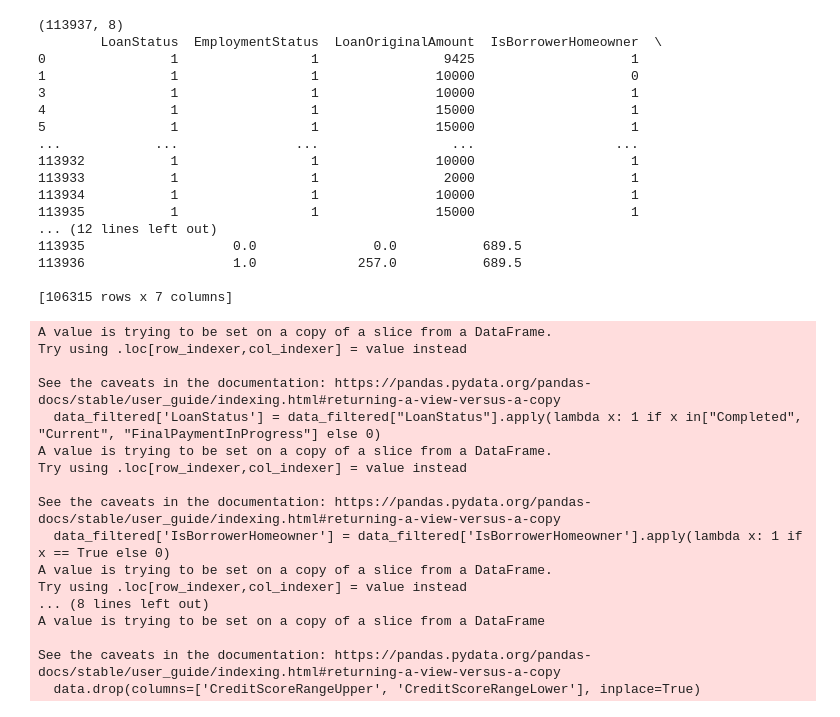
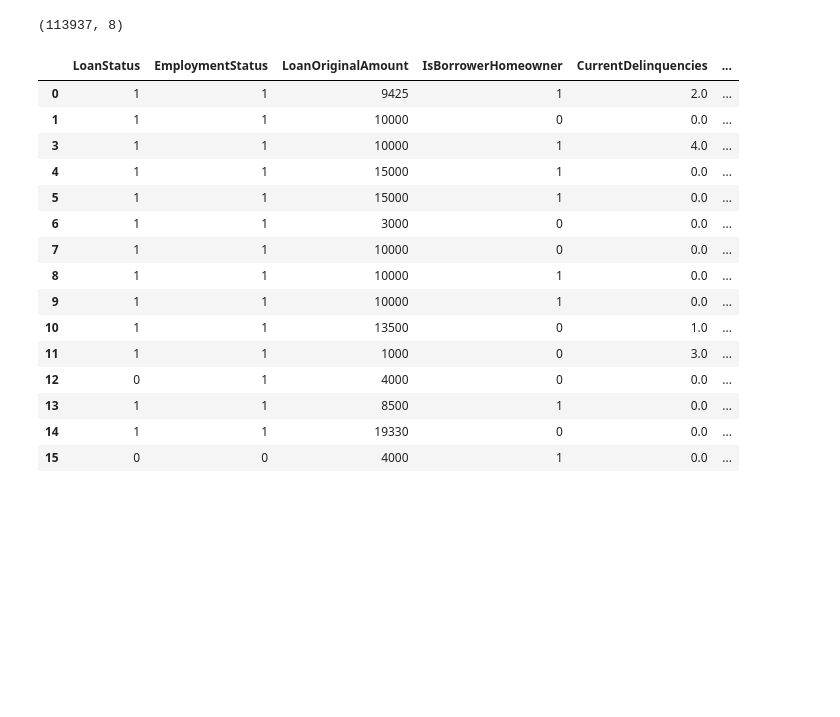
Before and after one commit to PopKobs/P2P_credit_scoring, a Jupyter notebook: Forest.ipynb, the cells around one changed output. Saved outputs shown, nothing was run; the diff lists cells and outputs as text; code cells hidden in the pictures; blank space fills up the shorter version.

```diff
--- a/Forest.ipynb
+++ b/Forest.ipynb
@@ -16,9 +19,6 @@ data_unclean = pd.read_csv('prosperLoanData.csv')
 data_filtered = data_unclean[columns]
 print(data_filtered.shape)
 
-# for col in data_filtered:
-#     print(col)
-#     print(data_filtered[col].unique())
 
 #Converting Loan Status into a binary classification
 data_filtered['LoanStatus'] = data_filtered["LoanStatus"].apply(lambda x: 1 if x in["Completed", "Current", "FinalPaymentInProgress"] else 0)
@@ -33,41 +33,25 @@ data = data_filtered.dropna()
 
 data['CreditScoreAvg'] = (data['CreditScoreRangeLower'] + data['CreditScoreRangeUpper'])/2
 data.drop(columns=['CreditScoreRangeUpper', 'CreditScoreRangeLower'], inplace=True)
-
-print(data)
 # %% [output]
 (113937, 8)
-        LoanStatus  EmploymentStatus  LoanOriginalAmount  IsBorrowerHomeowner  \
-0                1                 1                9425                    1
-1                1                 1               10000                    0
-3                1                 1               10000                    1
-4                1                 1               15000                    1
-5                1                 1               15000                    1
-...            ...               ...                 ...                  ...
-113932           1                 1               10000                    1
-113933           1                 1                2000                    1
-113934           1                 1               10000                    1
-113935           1                 1               15000                    1
-... (12 lines left out)
-113935                   0.0               0.0           689.5
-113936                   1.0             257.0           689.5
-
-[106315 rows x 7 columns]
-A value is trying to be set on a copy of a slice from a DataFrame.
-Try using .loc[row_indexer,col_indexer] = value instead
-
-See the caveats in the documentation: https://pandas.pydata.org/pandas-docs/stable/user_guide/indexing.html#returning-a-view-versus-a-copy
-  data_filtered['LoanStatus'] = data_filtered["LoanStatus"].apply(lambda x: 1 if x in["Completed", "Current", "FinalPaymentInProgress"] else 0)
-A value is trying to be set on a copy of a slice from a DataFrame.
-Try using .loc[row_indexer,col_indexer] = value instead
-
-See the caveats in the documentation: https://pandas.pydata.org/pandas-docs/stable/user_guide/indexing.html#returning-a-view-versus-a-copy
-  data_filtered['IsBorrowerHomeowner'] = data_filtered['IsBorrowerHomeowner'].apply(lambda x: 1 if x == True else 0)
-A value is trying to be set on a copy of a slice from a DataFrame.
-Try using .loc[row_indexer,col_indexer] = value instead
-... (8 lines left out)
-A value is trying to be set on a copy of a slice from a DataFrame
-
-See the caveats in the documentation: https://pandas.pydata.org/pandas-docs/stable/user_guide/indexing.html#returning-a-view-versus-a-copy
-  data.drop(columns=['CreditScoreRangeUpper', 'CreditScoreRangeLower'], inplace=True)
+# %%
+data.head(15)
+# %% [output]
+|  | LoanStatus | EmploymentStatus | LoanOriginalAmount | IsBorrowerHomeowner | CurrentDelinquencies | ... |
+| 0 | 1 | 1 | 9425 | 1 | 2.0 | ... |
+| 1 | 1 | 1 | 10000 | 0 | 0.0 | ... |
+| 3 | 1 | 1 | 10000 | 1 | 4.0 | ... |
+| 4 | 1 | 1 | 15000 | 1 | 0.0 | ... |
+| 5 | 1 | 1 | 15000 | 1 | 0.0 | ... |
+| 6 | 1 | 1 | 3000 | 0 | 0.0 | ... |
+| 7 | 1 | 1 | 10000 | 0 | 0.0 | ... |
+| 8 | 1 | 1 | 10000 | 1 | 0.0 | ... |
+| 9 | 1 | 1 | 10000 | 1 | 0.0 | ... |
+| 10 | 1 | 1 | 13500 | 0 | 1.0 | ... |
+| 11 | 1 | 1 | 1000 | 0 | 3.0 | ... |
+| 12 | 0 | 1 | 4000 | 0 | 0.0 | ... |
+| 13 | 1 | 1 | 8500 | 1 | 0.0 | ... |
+| 14 | 1 | 1 | 19330 | 0 | 0.0 | ... |
+| 15 | 0 | 0 | 4000 | 1 | 0.0 | ... |
 # %%
```
Also changed, not shown: parts of 12 cells of this notebook.
